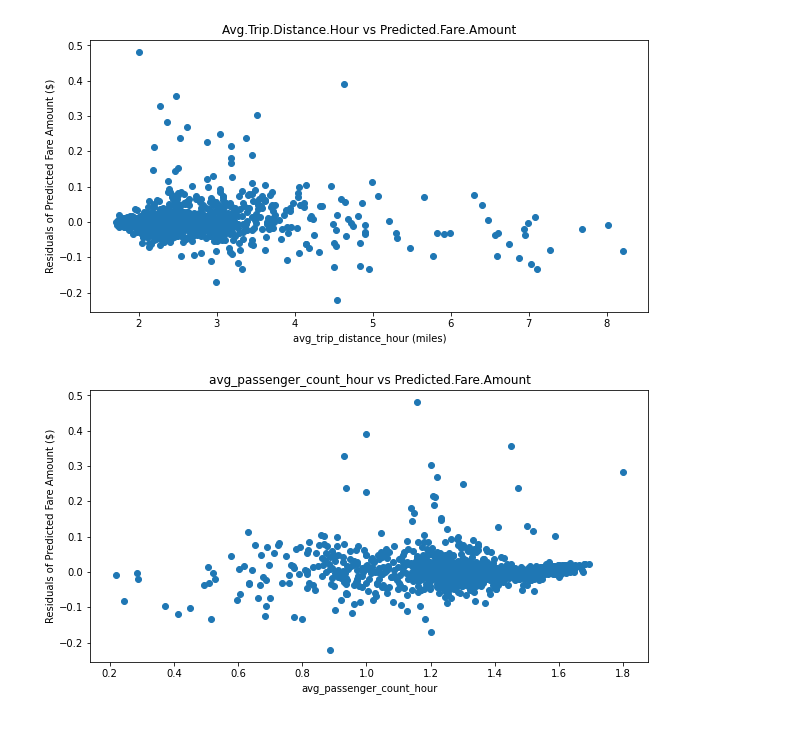
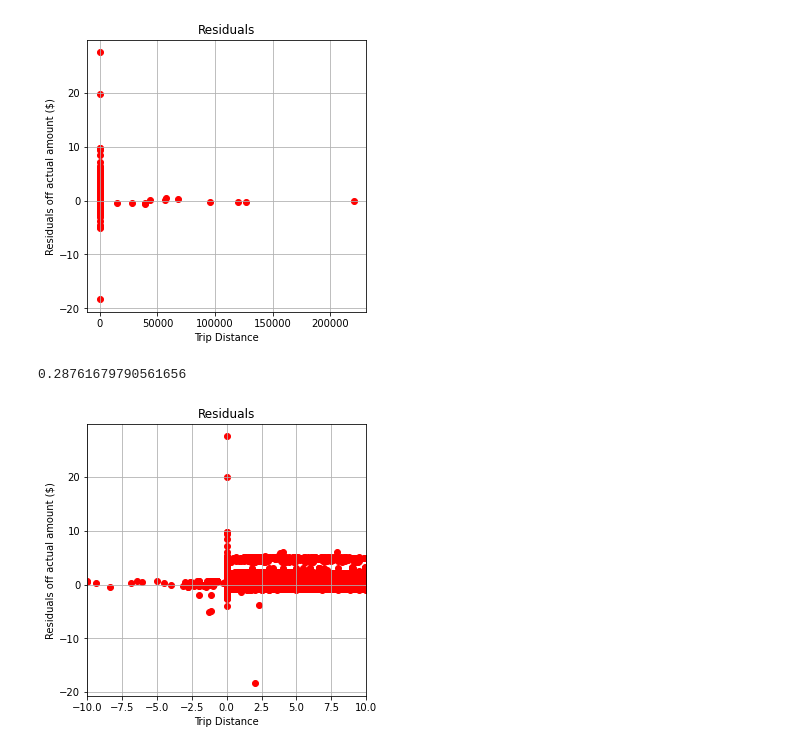
Before and after one commit to loalberto/Springboard-DataScienceCapstone2, a Jupyter notebook: Checking_Residuals.ipynb, the cells around one changed output. Drawn from its saved outputs; the diff is of its cells as text; code cells hidden in the pictures.

```diff
--- a/Checking_Residuals.ipynb
+++ b/Checking_Residuals.ipynb
@@ -6,3 +12,4 @@ from sklearn.linear_model import LinearRegression
 # %%
-training_data = pd.read_csv('./datasets/Train_Data.csv', index_col=0)
-testing_data = pd.read_csv('./datasets/Test_Data.csv', index_col=0)
+training_data = pd.read_csv('./datasets/Train_data.csv', index_col=0)
+testing_data = pd.read_csv('./datasets/Test_data.csv', index_col=0)
+training_data.head()
@@ -9,3 +38,3 @@ testing_data = pd.read_csv('./datasets/Test_Data.csv', index_col=0)
 # %%
-training_data = training_data.fillna(0)
-testing_data = testing_data.fillna(0)
+# temp_training = temp_training.fillna(0)
+# temp_testing = temp_training.fillna(0)
@@ -22,5 +49,5 @@ training_data.head()
 # %%
-X_train = training_data.drop(['avg_total_amount_hour'], axis=1)
-X_test = testing_data.drop(['avg_total_amount_hour'], axis=1)
-y_train = training_data[['avg_total_amount_hour']]
-y_test = testing_data[['avg_total_amount_hour']]
+X_train = training_data.drop(['total_amount'], axis=1)
+X_test = testing_data.drop(['total_amount'], axis=1)
+y_train = training_data['total_amount']
+y_test = testing_data['total_amount']
@@ -67,18 +62,27 @@ dtype: object
 # %%
-plt.figure(figsize=(10, 5))
-plt.scatter(x=X_test['avg_trip_distance_hour'], y=residuals)
-plt.xlabel('avg_trip_distance_hour (miles)')
-plt.ylabel('Residuals of Predicted Fare Amount ($)')
-plt.title('Avg.Trip.Distance.Hour vs Predicted.Fare.Amount')
+residuals = y_test - y_pred
+plt.figure(figsize=(5,5))
+plt.grid(True)
+plt.scatter(x=X_test['tip_amount'], y=residuals, c='red')
+plt.xlabel('Trip Distance')
+plt.ylabel('Residuals off actual amount ($)')
+plt.title('Residuals')
 plt.show()
 # %% [output]
-[figure, old version]
+[figure, new version]
+# %%
+mean_squared_error(y_test, y_pred, squared=False)
+# %% [output]
+0.28761679790561656
 # %%
-plt.figure(figsize=(10, 5))
-plt.scatter(x=X_test['avg_passenger_count_hour'], y=residuals)
-plt.xlabel('avg_passenger_count_hour')
-plt.ylabel('Residuals of Predicted Fare Amount ($)')
-plt.title('avg_passenger_count_hour vs Predicted.Fare.Amount')
+temp_residuals = temp_y_test - temp_y_pred
+plt.figure(figsize=(5,5))
+plt.scatter(x=temp_X_test['tip_amount'], y=temp_residuals, c='red')
+plt.grid(True)
+plt.xlim(-10, 10)
+plt.xlabel('Trip Distance')
+plt.ylabel('Residuals off actual amount ($)')
+plt.title('Residuals')
 plt.show()
 # %% [output]
-[figure, old version]
+[figure, new version]
```
Also changed, not shown: parts of 15 cells of this notebook, 4 other files.
